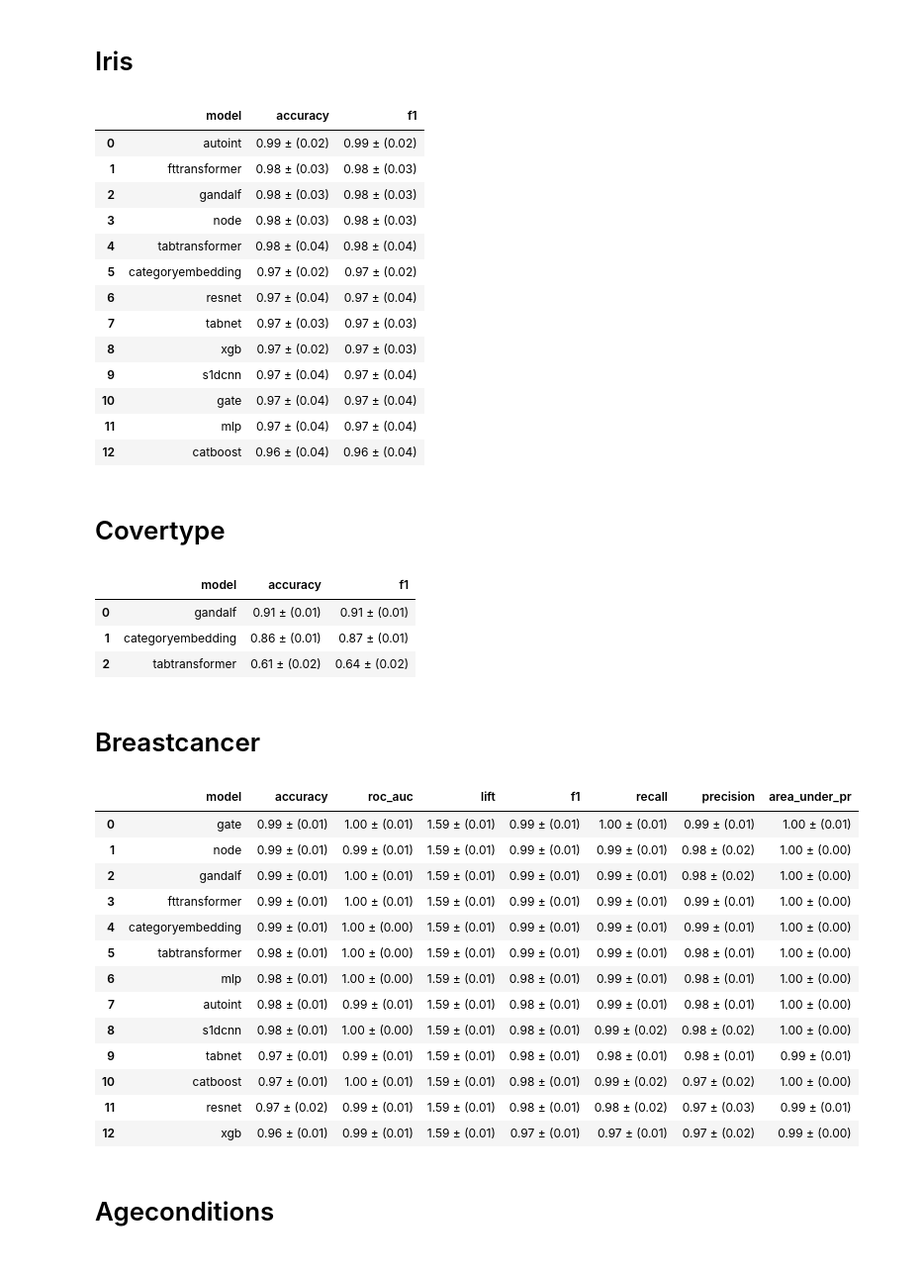
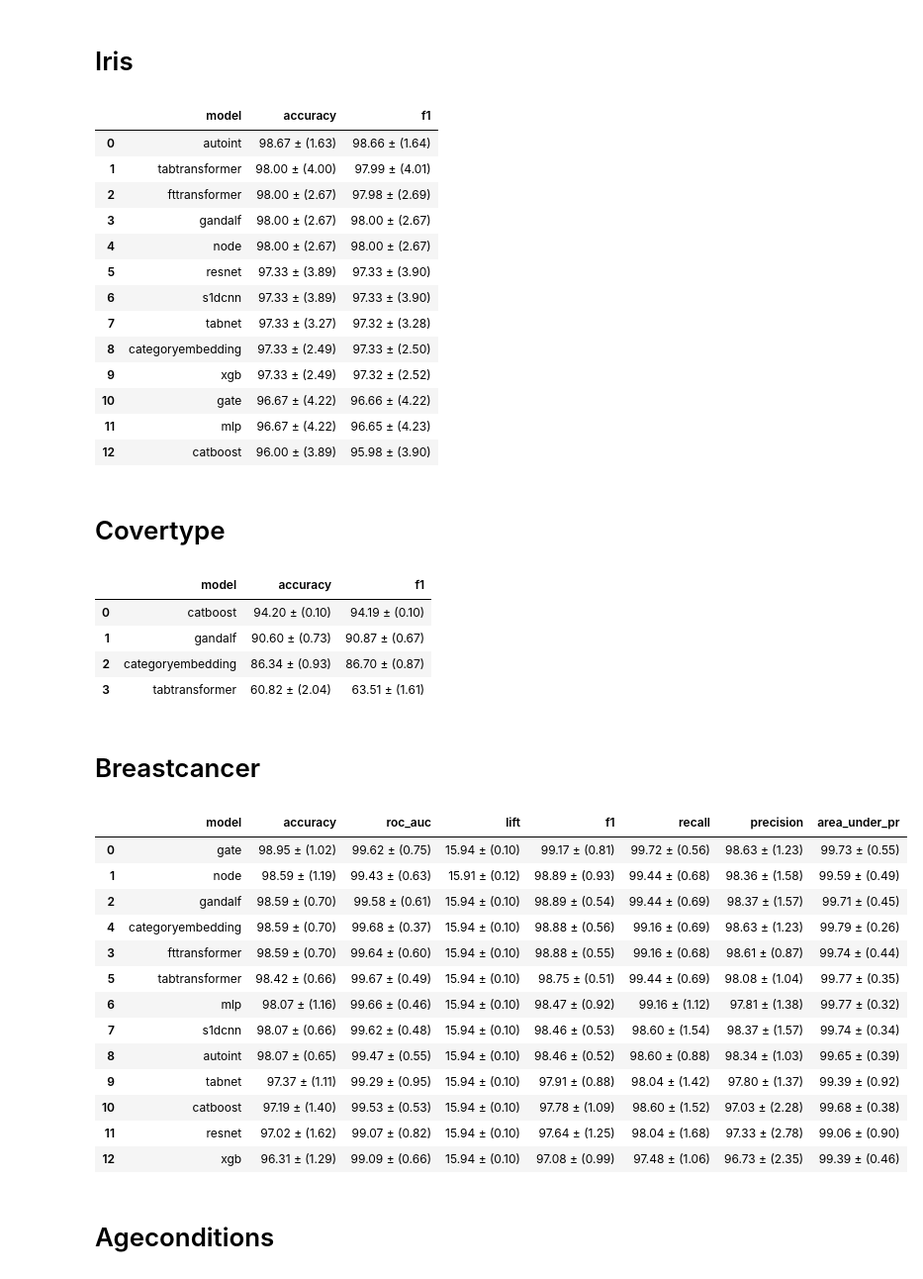
Before and after one commit to mdicio/AutoDeep, a Jupyter notebook: notebooks/ResultsExplorationBookFinal.ipynb, the cells around one changed output. Shown at 99% size. Saved outputs shown, nothing was run; the diff lists cells and outputs as text; code cells hidden in the pictures.

```diff
--- a/notebooks/ResultsExplorationBookFinal.ipynb
+++ b/notebooks/ResultsExplorationBookFinal.ipynb
@@ -510,28 +571,32 @@ metric_cols = [
     "f1",
 ]
 dataset_name = "iris"
+metric = "accuracy"
+
 df = make_results_table(
-    best_df, dataset_name, display_cols, metric_cols, image_name=dataset_name, image_folder = folder, dpi=1200
+    best_df, dataset_name, display_cols, metric_cols, precision = 2, image_name=dataset_name, image_folder = folder, dpi=1200
 )
+
+df = df.sort_values(metric, ascending=False).reset_index(drop = True)
 # Apply the styling function to the specified columns
 styled_df = df.style.apply(highlight_max_row, subset=metric_cols, axis=0)
 dfi.export(styled_df, f"./tables/{folder}/df_styled_{dataset_name}.png", dpi=400)
 styled_df
 # %% [output]
 |  | model | accuracy | f1 |
-| 0 | autoint | 0.99 ± (0.02) | 0.99 ± (0.02) |
-| 1 | fttransformer | 0.98 ± (0.03) | 0.98 ± (0.03) |
-| 2 | gandalf | 0.98 ± (0.03) | 0.98 ± (0.03) |
-| 3 | node | 0.98 ± (0.03) | 0.98 ± (0.03) |
-| 4 | tabtransformer | 0.98 ± (0.04) | 0.98 ± (0.04) |
-| 5 | categoryembedding | 0.97 ± (0.02) | 0.97 ± (0.02) |
-| 6 | resnet | 0.97 ± (0.04) | 0.97 ± (0.04) |
-| 7 | tabnet | 0.97 ± (0.03) | 0.97 ± (0.03) |
-| 8 | xgb | 0.97 ± (0.02) | 0.97 ± (0.03) |
-| 9 | s1dcnn | 0.97 ± (0.04) | 0.97 ± (0.04) |
-| 10 | gate | 0.97 ± (0.04) | 0.97 ± (0.04) |
-| 11 | mlp | 0.97 ± (0.04) | 0.97 ± (0.04) |
-| 12 | catboost | 0.96 ± (0.04) | 0.96 ± (0.04) |
+| 0 | autoint | 98.67 ± (1.63) | 98.66 ± (1.64) |
+| 1 | tabtransformer | 98.00 ± (4.00) | 97.99 ± (4.01) |
+| 2 | fttransformer | 98.00 ± (2.67) | 97.98 ± (2.69) |
+| 3 | gandalf | 98.00 ± (2.67) | 98.00 ± (2.67) |
+| 4 | node | 98.00 ± (2.67) | 98.00 ± (2.67) |
+| 5 | resnet | 97.33 ± (3.89) | 97.33 ± (3.90) |
+| 6 | s1dcnn | 97.33 ± (3.89) | 97.33 ± (3.90) |
+| 7 | tabnet | 97.33 ± (3.27) | 97.32 ± (3.28) |
+| 8 | categoryembedding | 97.33 ± (2.49) | 97.33 ± (2.50) |
+| 9 | xgb | 97.33 ± (2.49) | 97.32 ± (2.52) |
+| 10 | gate | 96.67 ± (4.22) | 96.66 ± (4.22) |
+| 11 | mlp | 96.67 ± (4.22) | 96.65 ± (4.23) |
+| 12 | catboost | 96.00 ± (3.89) | 95.98 ± (3.90) |
 # %% [markdown]
 # Covertype
 # %%
@@ -539,64 +604,71 @@ display_cols = ["model", "accuracy", "f1"]
 metric_cols = ["accuracy", "f1"]
 dataset_name = "covertype"
 df = make_results_table(
-    best_df, dataset_name, display_cols, metric_cols, image_name=dataset_name, image_folder = folder, dpi=1200
+    best_df, dataset_name, display_cols, metric_cols, precision = 2, image_name=dataset_name, image_folder = folder, dpi=1200
 )
+metric = "accuracy"
+df = df.sort_values(metric, ascending=False).reset_index(drop = True)
 # Apply the styling function to the specified columns
 styled_df = df.style.apply(highlight_max_row, subset=metric_cols, axis=0)
 dfi.export(styled_df, f"./tables/{folder}/df_styled_{dataset_name}.png", dpi=400)
 styled_df
 # %% [output]
 |  | model | accuracy | f1 |
-| 0 | gandalf | 0.91 ± (0.01) | 0.91 ± (0.01) |
-| 1 | categoryembedding | 0.86 ± (0.01) | 0.87 ± (0.01) |
-| 2 | tabtransformer | 0.61 ± (0.02) | 0.64 ± (0.02) |
+| 0 | catboost | 94.20 ± (0.10) | 94.19 ± (0.10) |
+| 1 | gandalf | 90.60 ± (0.73) | 90.87 ± (0.67) |
+| 2 | categoryembedding | 86.34 ± (0.93) | 86.70 ± (0.87) |
+| 3 | tabtransformer | 60.82 ± (2.04) | 63.51 ± (1.61) |
 # %% [markdown]
 # Breastcancer
 # %%
 display_cols = [
     "model",
     "accuracy",
     "roc_auc",
     "lift",
     "f1",
     "recall",
     "precision",
     "area_under_pr",
 ]
 metric_cols = [
     "accuracy",
     "roc_auc",
     "lift",
     "f1",
     "recall",
     "precision",
     "area_under_pr",
 ]
 dataset_name = "breastcancer"
 df = make_results_table(
-    best_df, dataset_name, display_cols, metric_cols, image_name=dataset_name, image_folder = folder, dpi=1200
+    best_df, dataset_name, display_cols, metric_cols, precision = 2, image_name=dataset_name, image_folder = folder, dpi=1200
 )
+
+metric = "accuracy"
+df = df.sort_values(metric, ascending=False).reset_index(drop = True)
+
 # Apply the styling function to the specified columns
 styled_df = df.sort_values("f1", ascending=False).style.apply(
     highlight_max_row, subset=metric_cols, axis=0
 )
 dfi.export(styled_df, f"./tables/{folder}/df_styled_{dataset_name}.png", dpi=400)
 styled_df
 # %% [output]
 |  | model | accuracy | roc_auc | lift | f1 | recall | precision | area_under_pr |
-| 0 | gate | 0.99 ± (0.01) | 1.00 ± (0.01) | 1.59 ± (0.01) | 0.99 ± (0.01) | 1.00 ± (0.01) | 0.99 ± (0.01) | 1.00 ± (0.01) |
-| 1 | node | 0.99 ± (0.01) | 0.99 ± (0.01) | 1.59 ± (0.01) | 0.99 ± (0.01) | 0.99 ± (0.01) | 0.98 ± (0.02) | 1.00 ± (0.00) |
-| 2 | gandalf | 0.99 ± (0.01) | 1.00 ± (0.01) | 1.59 ± (0.01) | 0.99 ± (0.01) | 0.99 ± (0.01) | 0.98 ± (0.02) | 1.00 ± (0.00) |
-| 3 | fttransformer | 0.99 ± (0.01) | 1.00 ± (0.01) | 1.59 ± (0.01) | 0.99 ± (0.01) | 0.99 ± (0.01) | 0.99 ± (0.01) | 1.00 ± (0.00) |
-| 4 | categoryembedding | 0.99 ± (0.01) | 1.00 ± (0.00) | 1.59 ± (0.01) | 0.99 ± (0.01) | 0.99 ± (0.01) | 0.99 ± (0.01) | 1.00 ± (0.00) |
-| 5 | tabtransformer | 0.98 ± (0.01) | 1.00 ± (0.00) | 1.59 ± (0.01) | 0.99 ± (0.01) | 0.99 ± (0.01) | 0.98 ± (0.01) | 1.00 ± (0.00) |
-| 6 | mlp | 0.98 ± (0.01) | 1.00 ± (0.00) | 1.59 ± (0.01) | 0.98 ± (0.01) | 0.99 ± (0.01) | 0.98 ± (0.01) | 1.00 ± (0.00) |
-| 7 | autoint | 0.98 ± (0.01) | 0.99 ± (0.01) | 1.59 ± (0.01) | 0.98 ± (0.01) | 0.99 ± (0.01) | 0.98 ± (0.01) | 1.00 ± (0.00) |
-| 8 | s1dcnn | 0.98 ± (0.01) | 1.00 ± (0.00) | 1.59 ± (0.01) | 0.98 ± (0.01) | 0.99 ± (0.02) | 0.98 ± (0.02) | 1.00 ± (0.00) |
-| 9 | tabnet | 0.97 ± (0.01) | 0.99 ± (0.01) | 1.59 ± (0.01) | 0.98 ± (0.01) | 0.98 ± (0.01) | 0.98 ± (0.01) | 0.99 ± (0.01) |
-| 10 | catboost | 0.97 ± (0.01) | 1.00 ± (0.01) | 1.59 ± (0.01) | 0.98 ± (0.01) | 0.99 ± (0.02) | 0.97 ± (0.02) | 1.00 ± (0.00) |
-| 11 | resnet | 0.97 ± (0.02) | 0.99 ± (0.01) | 1.59 ± (0.01) | 0.98 ± (0.01) | 0.98 ± (0.02) | 0.97 ± (0.03) | 0.99 ± (0.01) |
-| 12 | xgb | 0.96 ± (0.01) | 0.99 ± (0.01) | 1.59 ± (0.01) | 0.97 ± (0.01) | 0.97 ± (0.01) | 0.97 ± (0.02) | 0.99 ± (0.00) |
+| 0 | gate | 98.95 ± (1.02) | 99.62 ± (0.75) | 15.94 ± (0.10) | 99.17 ± (0.81) | 99.72 ± (0.56) | 98.63 ± (1.23) | 99.73 ± (0.55) |
+| 1 | node | 98.59 ± (1.19) | 99.43 ± (0.63) | 15.91 ± (0.12) | 98.89 ± (0.93) | 99.44 ± (0.68) | 98.36 ± (1.58) | 99.59 ± (0.49) |
+| 2 | gandalf | 98.59 ± (0.70) | 99.58 ± (0.61) | 15.94 ± (0.10) | 98.89 ± (0.54) | 99.44 ± (0.69) | 98.37 ± (1.57) | 99.71 ± (0.45) |
+| 4 | categoryembedding | 98.59 ± (0.70) | 99.68 ± (0.37) | 15.94 ± (0.10) | 98.88 ± (0.56) | 99.16 ± (0.69) | 98.63 ± (1.23) | 99.79 ± (0.26) |
+| 3 | fttransformer | 98.59 ± (0.70) | 99.64 ± (0.60) | 15.94 ± (0.10) | 98.88 ± (0.55) | 99.16 ± (0.68) | 98.61 ± (0.87) | 99.74 ± (0.44) |
+| 5 | tabtransformer | 98.42 ± (0.66) | 99.67 ± (0.49) | 15.94 ± (0.10) | 98.75 ± (0.51) | 99.44 ± (0.69) | 98.08 ± (1.04) | 99.77 ± (0.35) |
+| 6 | mlp | 98.07 ± (1.16) | 99.66 ± (0.46) | 15.94 ± (0.10) | 98.47 ± (0.92) | 99.16 ± (1.12) | 97.81 ± (1.38) | 99.77 ± (0.32) |
+| 7 | s1dcnn | 98.07 ± (0.66) | 99.62 ± (0.48) | 15.94 ± (0.10) | 98.46 ± (0.53) | 98.60 ± (1.54) | 98.37 ± (1.57) | 99.74 ± (0.34) |
+| 8 | autoint | 98.07 ± (0.65) | 99.47 ± (0.55) | 15.94 ± (0.10) | 98.46 ± (0.52) | 98.60 ± (0.88) | 98.34 ± (1.03) | 99.65 ± (0.39) |
+| 9 | tabnet | 97.37 ± (1.11) | 99.29 ± (0.95) | 15.94 ± (0.10) | 97.91 ± (0.88) | 98.04 ± (1.42) | 97.80 ± (1.37) | 99.39 ± (0.92) |
+| 10 | catboost | 97.19 ± (1.40) | 99.53 ± (0.53) | 15.94 ± (0.10) | 97.78 ± (1.09) | 98.60 ± (1.52) | 97.03 ± (2.28) | 99.68 ± (0.38) |
+| 11 | resnet | 97.02 ± (1.62) | 99.07 ± (0.82) | 15.94 ± (0.10) | 97.64 ± (1.25) | 98.04 ± (1.68) | 97.33 ± (2.78) | 99.06 ± (0.90) |
+| 12 | xgb | 96.31 ± (1.29) | 99.09 ± (0.66) | 15.94 ± (0.10) | 97.08 ± (0.99) | 97.48 ± (1.06) | 96.73 ± (2.35) | 99.39 ± (0.46) |
 # %% [markdown]
 # Ageconditions
 # %%
```
Also changed, not shown: parts of 15 cells of this notebook, 32 other files.
